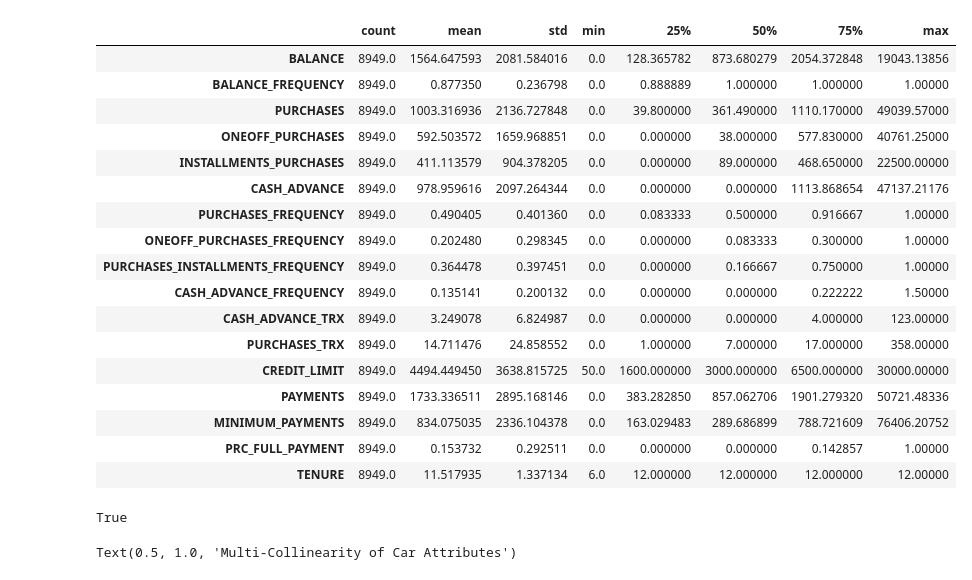
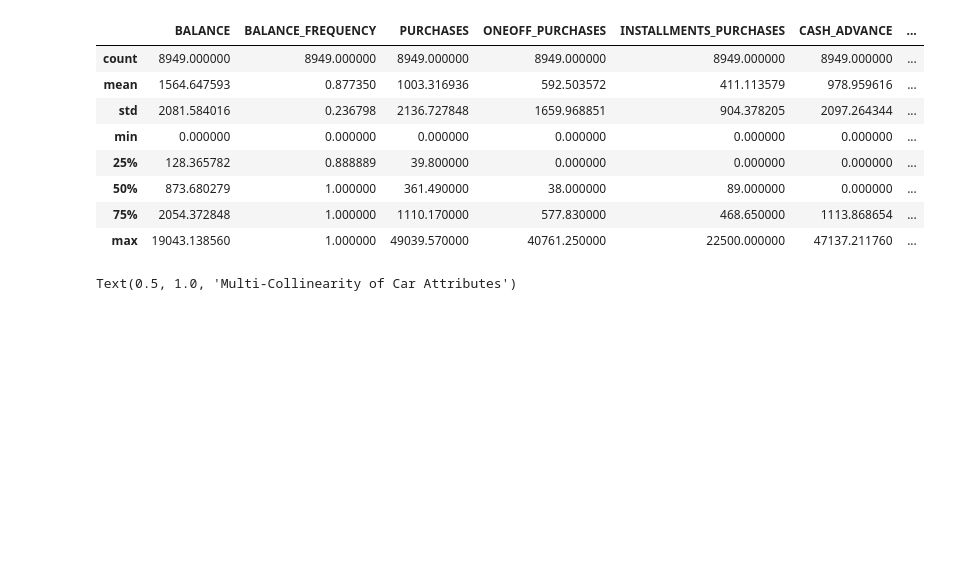
Before and after one commit to Laura-ShummonMaass/Credit_Card_Cluster, a Jupyter notebook: eda.ipynb, the cells around one changed output. Cells and saved outputs as stored; diff of their text form; code cells hidden in the pictures; blank space fills up the shorter version.

```diff
--- a/eda.ipynb
+++ b/eda.ipynb
@@ -122,30 +109,17 @@ PRC_FULL_PAYMENT                    0
 TENURE                              0
 dtype: int64
 # %%
-df.describe().T
+df.describe()
 # %% [output]
-|  | count | mean | std | min | 25% | 50% | 75% | max |
-| BALANCE | 8949.0 | 1564.647593 | 2081.584016 | 0.0 | 128.365782 | 873.680279 | 2054.372848 | 19043.13856 |
-| BALANCE_FREQUENCY | 8949.0 | 0.877350 | 0.236798 | 0.0 | 0.888889 | 1.000000 | 1.000000 | 1.00000 |
-| PURCHASES | 8949.0 | 1003.316936 | 2136.727848 | 0.0 | 39.800000 | 361.490000 | 1110.170000 | 49039.57000 |
-| ONEOFF_PURCHASES | 8949.0 | 592.503572 | 1659.968851 | 0.0 | 0.000000 | 38.000000 | 577.830000 | 40761.25000 |
-| INSTALLMENTS_PURCHASES | 8949.0 | 411.113579 | 904.378205 | 0.0 | 0.000000 | 89.000000 | 468.650000 | 22500.00000 |
-| CASH_ADVANCE | 8949.0 | 978.959616 | 2097.264344 | 0.0 | 0.000000 | 0.000000 | 1113.868654 | 47137.21176 |
-| PURCHASES_FREQUENCY | 8949.0 | 0.490405 | 0.401360 | 0.0 | 0.083333 | 0.500000 | 0.916667 | 1.00000 |
-| ONEOFF_PURCHASES_FREQUENCY | 8949.0 | 0.202480 | 0.298345 | 0.0 | 0.000000 | 0.083333 | 0.300000 | 1.00000 |
-| PURCHASES_INSTALLMENTS_FREQUENCY | 8949.0 | 0.364478 | 0.397451 | 0.0 | 0.000000 | 0.166667 | 0.750000 | 1.00000 |
-| CASH_ADVANCE_FREQUENCY | 8949.0 | 0.135141 | 0.200132 | 0.0 | 0.000000 | 0.000000 | 0.222222 | 1.50000 |
-| CASH_ADVANCE_TRX | 8949.0 | 3.249078 | 6.824987 | 0.0 | 0.000000 | 0.000000 | 4.000000 | 123.00000 |
-| PURCHASES_TRX | 8949.0 | 14.711476 | 24.858552 | 0.0 | 1.000000 | 7.000000 | 17.000000 | 358.00000 |
-| CREDIT_LIMIT | 8949.0 | 4494.449450 | 3638.815725 | 50.0 | 1600.000000 | 3000.000000 | 6500.000000 | 30000.00000 |
-| PAYMENTS | 8949.0 | 1733.336511 | 2895.168146 | 0.0 | 383.282850 | 857.062706 | 1901.279320 | 50721.48336 |
-| MINIMUM_PAYMENTS | 8949.0 | 834.075035 | 2336.104378 | 0.0 | 163.029483 | 289.686899 | 788.721609 | 76406.20752 |
-| PRC_FULL_PAYMENT | 8949.0 | 0.153732 | 0.292511 | 0.0 | 0.000000 | 0.000000 | 0.142857 | 1.00000 |
-| TENURE | 8949.0 | 11.517935 | 1.337134 | 6.0 | 12.000000 | 12.000000 | 12.000000 | 12.00000 |
+|  | BALANCE | BALANCE_FREQUENCY | PURCHASES | ONEOFF_PURCHASES | INSTALLMENTS_PURCHASES | CASH_ADVANCE | ... |
+| count | 8949.000000 | 8949.000000 | 8949.000000 | 8949.000000 | 8949.000000 | 8949.000000 | ... |
+| mean | 1564.647593 | 0.877350 | 1003.316936 | 592.503572 | 411.113579 | 978.959616 | ... |
+| std | 2081.584016 | 0.236798 | 2136.727848 | 1659.968851 | 904.378205 | 2097.264344 | ... |
+| min | 0.000000 | 0.000000 | 0.000000 | 0.000000 | 0.000000 | 0.000000 | ... |
+| 25% | 128.365782 | 0.888889 | 39.800000 | 0.000000 | 0.000000 | 0.000000 | ... |
+| 50% | 873.680279 | 1.000000 | 361.490000 | 38.000000 | 89.000000 | 0.000000 | ... |
+| 75% | 2054.372848 | 1.000000 | 1110.170000 | 577.830000 | 468.650000 | 1113.868654 | ... |
+| max | 19043.138560 | 1.000000 | 49039.570000 | 40761.250000 | 22500.000000 | 47137.211760 | ... |
-# %%
-0.0 == 0
-# %% [output]
-True
 # %%
 fig, ax = plt.subplots(figsize=(10,6))
 sns.heatmap(df.corr(), center=0, cmap='BrBG', annot=True)
```
Also changed, not shown: parts of 20 cells of this notebook.
